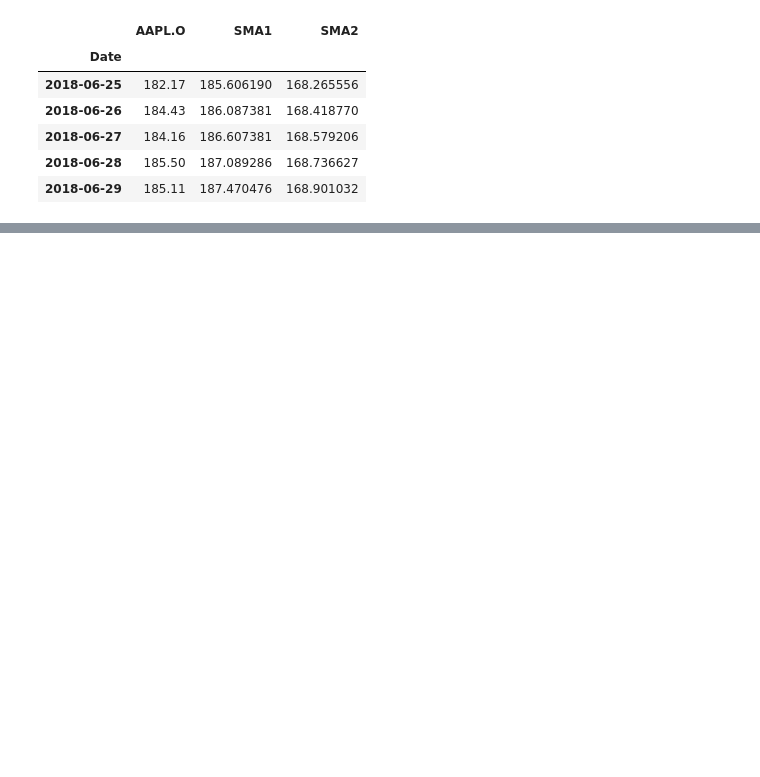
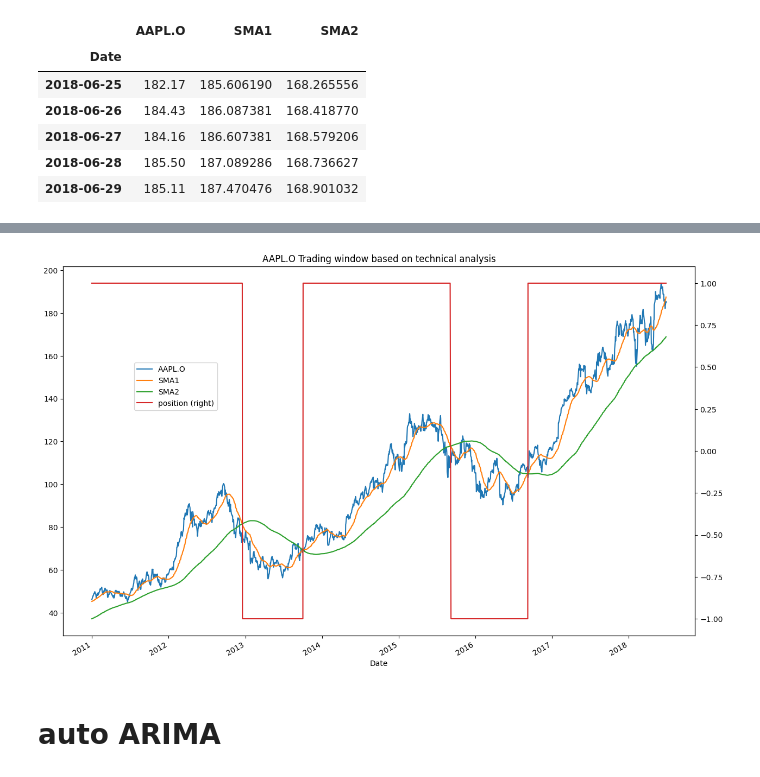
Before and after one commit to HyunsungRyu/AI_TimeSeries, a Jupyter notebook: return_TS.ipynb, the cells around one changed output, grey strips where cells are left out. Saved outputs shown, nothing was run; the diff lists cells and outputs as text; code cells hidden in the pictures; blank space fills up the shorter version.

Commit message:
start auto arima

```diff
--- a/return_TS.ipynb
+++ b/return_TS.ipynb
@@ -419,0 +426,13 @@ df[[sym, 'SMA1', 'SMA2']].tail(5)
+# %%
+df.dropna(inplace=True)
+
+df['position'] = np.where(df['SMA1'] > df['SMA2'], 1, -1) # 1: buy, -1: sell
+
+ax = df[[sym, 'SMA1', 'SMA2', 'position']].plot(figsize=(15, 10), secondary_y='position')
+ax.get_legend().set_bbox_to_anchor((0.25, 0.75))
+plt.title(f"{sym} Trading window based on technical analysis")
+plt.show()
+# %% [output]
+[figure, added]
+# %% [markdown]
+# auto ARIMA
```
Also changed, not shown: parts of 5 cells of this notebook.
